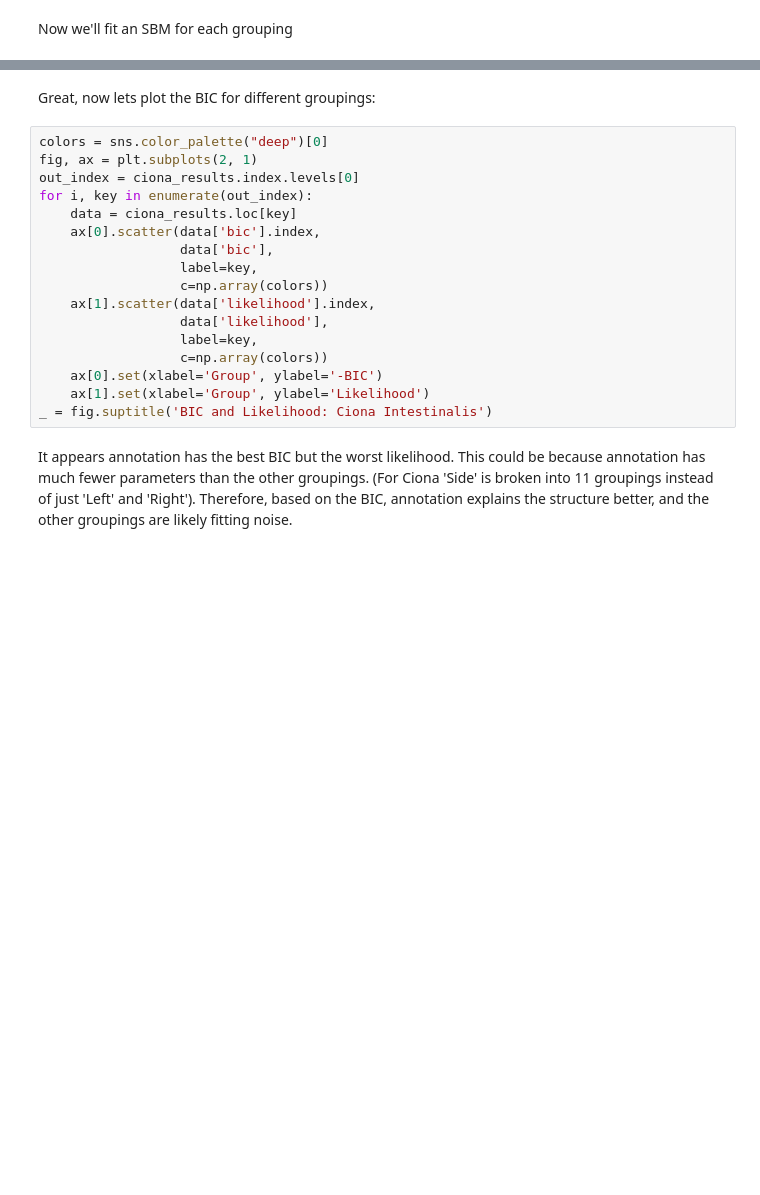
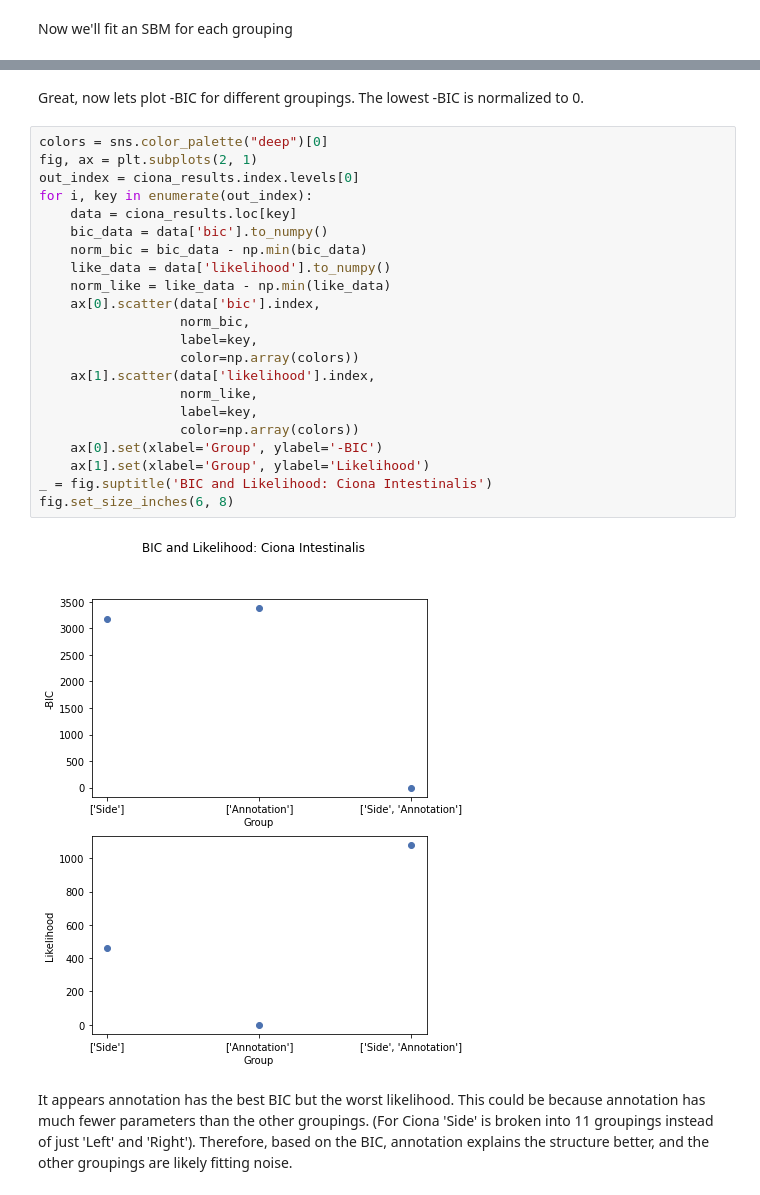
Before and after one commit to neurodata/connectocross, a Jupyter notebook: docs/apriori_sbms.ipynb, the cells around one changed output, grey strips where cells are left out. Cells and saved outputs as stored; diff of their text form; blank space fills up the shorter version.

Commit message:
combine plots, minor fixes

```diff
--- a/docs/apriori_sbms.ipynb
+++ b/docs/apriori_sbms.ipynb
@@ -51,22 +56,29 @@ ciona_results.head()
 # %% [markdown]
-Great, now lets plot the BIC for different groupings:
+Great, now lets plot -BIC for different groupings. The lowest -BIC is normalized to 0.
 # %%
 colors = sns.color_palette("deep")[0]
 fig, ax = plt.subplots(2, 1)
 out_index = ciona_results.index.levels[0]
 for i, key in enumerate(out_index):
     data = ciona_results.loc[key]
+    bic_data = data['bic'].to_numpy()
+    norm_bic = bic_data - np.min(bic_data)
+    like_data = data['likelihood'].to_numpy()
+    norm_like = like_data - np.min(like_data)
     ax[0].scatter(data['bic'].index,
-                  data['bic'],
+                  norm_bic,
                   label=key,
-                  c=np.array(colors))
+                  color=np.array(colors))
     ax[1].scatter(data['likelihood'].index,
-                  data['likelihood'],
+                  norm_like,
                   label=key,
-                  c=np.array(colors))
+                  color=np.array(colors))
     ax[0].set(xlabel='Group', ylabel='-BIC')
     ax[1].set(xlabel='Group', ylabel='Likelihood')
 _ = fig.suptitle('BIC and Likelihood: Ciona Intestinalis')
+fig.set_size_inches(6, 8)
+# %% [output]
+[figure, added]
 # %% [markdown]
 It appears annotation has the best BIC but the worst likelihood. This could be because annotation has much fewer parameters than the other groupings. (For Ciona
 'Side' is broken into 11 groupings instead of just 'Left' and 'Right'). Therefore, based on
```
Also changed, not shown: parts of 7 cells of this notebook, 2 other files.
